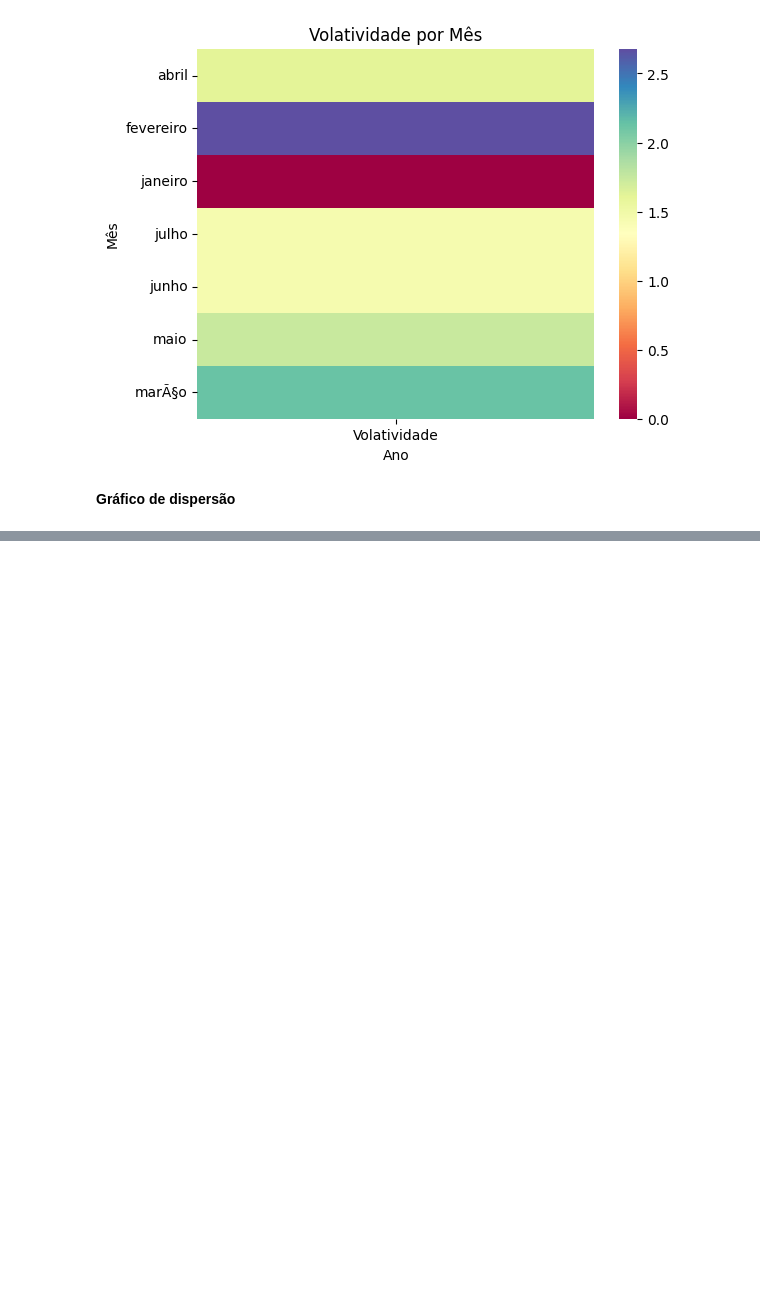
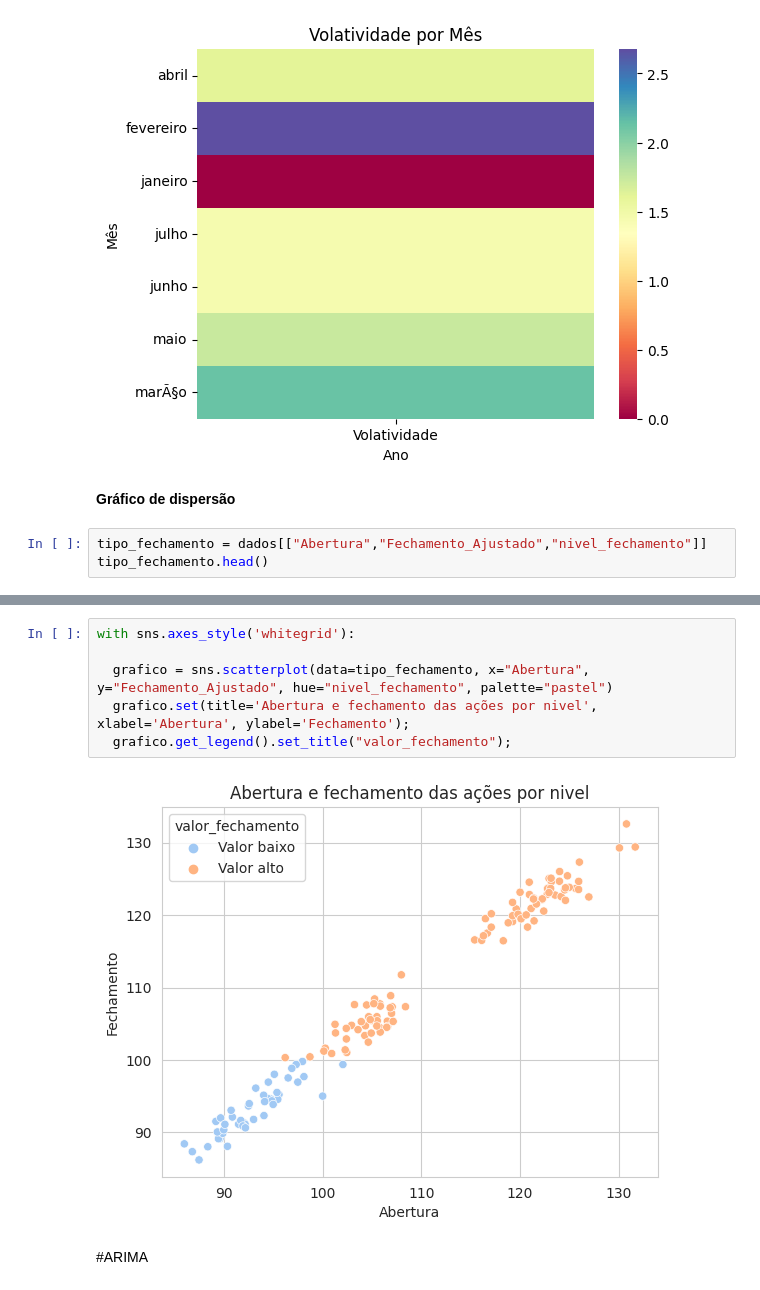
Before and after one commit to micaellimaj/series_temporais, a Jupyter notebook: EstoqueDoGoogle.ipynb, the cells around one changed output, grey strips where cells are left out. Cells and saved outputs as stored; diff of their text form; blank space fills up the shorter version.

```diff
--- a/EstoqueDoGoogle.ipynb
+++ b/EstoqueDoGoogle.ipynb
@@ -255,3 +297,6 @@ grafico.set(title='Volatividade por Mês', xlabel='Ano', ylabel='Mês');
 [figure]
 # %% [markdown]
 **Gráfico de dispersão**
+# %%
+tipo_fechamento = dados[["Abertura","Fechamento_Ajustado","nivel_fechamento"]]
+tipo_fechamento.head()
@@ -257,0 +310,10 @@ grafico.set(title='Volatividade por Mês', xlabel='Ano', ylabel='Mês');
+# %%
+with sns.axes_style('whitegrid'):
+
+  grafico = sns.scatterplot(data=tipo_fechamento, x="Abertura", y="Fechamento_Ajustado", hue="nivel_fechamento", palette="pastel")
+  grafico.set(title='Abertura e fechamento das ações por nivel', xlabel='Abertura', ylabel='Fechamento');
+  grafico.get_legend().set_title("valor_fechamento");
+# %% [output]
+[figure, added]
+# %% [markdown]
+#ARIMA
```
Also changed, not shown: parts of 17 cells of this notebook.
